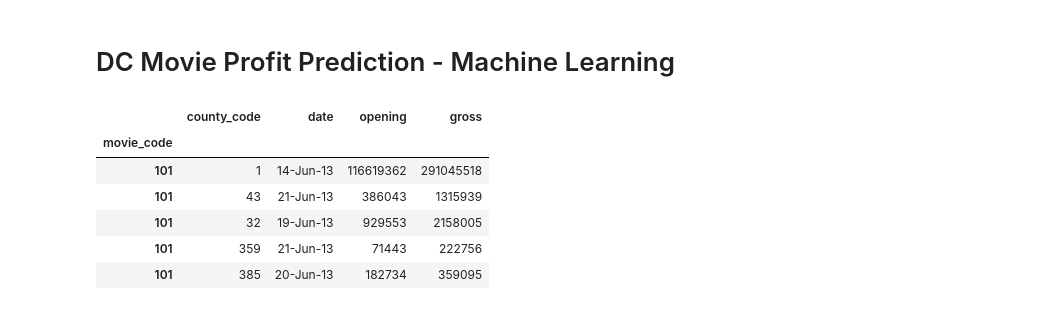
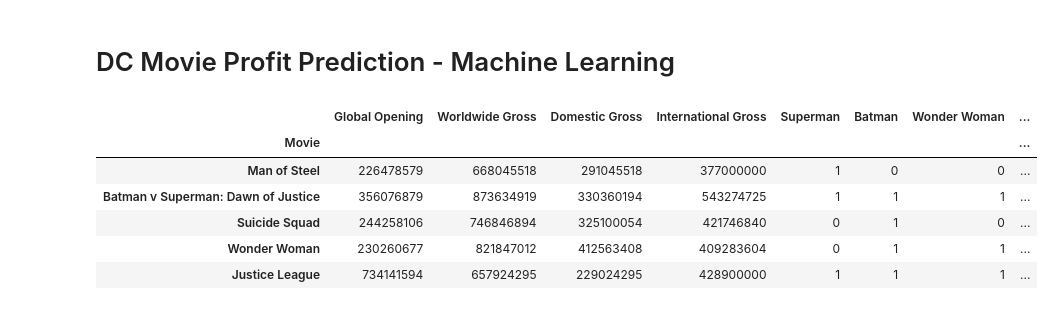
Before and after one commit to AnaLindaPenny/final-project, a Jupyter notebook: DC_Machine Learning.ipynb, the cells around one changed output. Cells and saved outputs as stored; diff of their text form; code cells hidden in the pictures.

```diff
--- a/DC_Machine Learning.ipynb
+++ b/DC_Machine Learning.ipynb
@@ -8,16 +8,16 @@ import numpy as np
 import pandas as pd
 import seaborn as sns
 # %%
-dc_films = pd.read_csv('Resources/DCEU_BoxOffice_Data.csv', index_col='movie_code')
+dc_films = pd.read_csv('Resources/DCEU_Profits.csv', index_col='Movie')
 dc_films.head()
 # %% [output]
-|  | county_code | date | opening | gross |
-| movie_code |  |  |  |  |
-| 101 | 1 | 14-Jun-13 | 116619362 | 291045518 |
-| 101 | 43 | 21-Jun-13 | 386043 | 1315939 |
-| 101 | 32 | 19-Jun-13 | 929553 | 2158005 |
-| 101 | 359 | 21-Jun-13 | 71443 | 222756 |
-| 101 | 385 | 20-Jun-13 | 182734 | 359095 |
+|  | Global Opening | Worldwide Gross | Domestic Gross | International Gross | Superman | Batman | Wonder Woman | ... |
+| Movie |  |  |  |  |  |  |  | ... |
+| Man of Steel | 226478579 | 668045518 | 291045518 | 377000000 | 1 | 0 | 0 | ... |
+| Batman v Superman: Dawn of Justice | 356076879 | 873634919 | 330360194 | 543274725 | 1 | 1 | 1 | ... |
+| Suicide Squad | 244258106 | 746846894 | 325100054 | 421746840 | 0 | 1 | 0 | ... |
+| Wonder Woman | 230260677 | 821847012 | 412563408 | 409283604 | 0 | 1 | 1 | ... |
+| Justice League | 734141594 | 657924295 | 229024295 | 428900000 | 1 | 1 | 1 | ... |
 # %%
 dc_films.corr()
 # %% [output]
```
Also changed, not shown: parts of 22 cells of this notebook, 1 other file.
